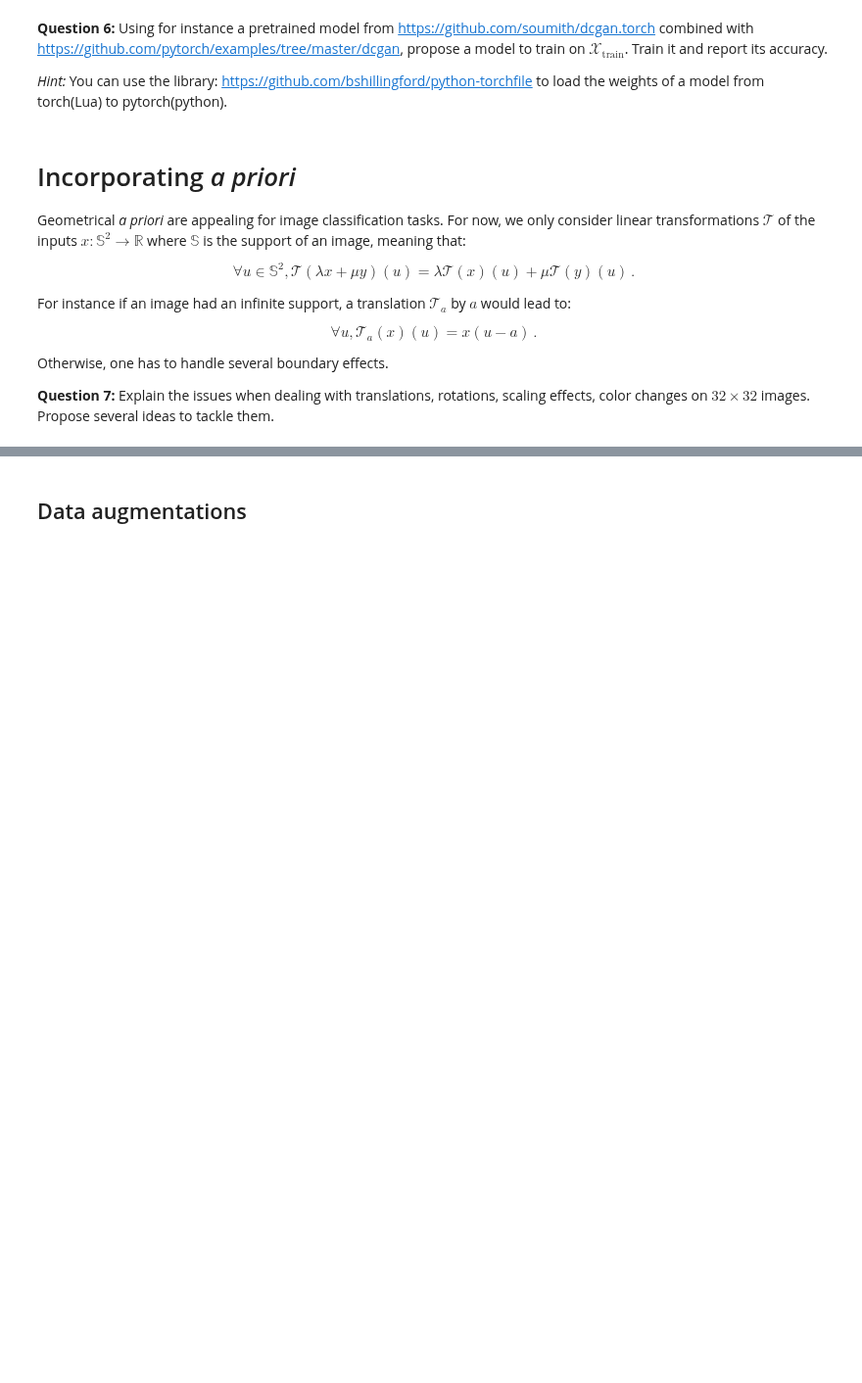
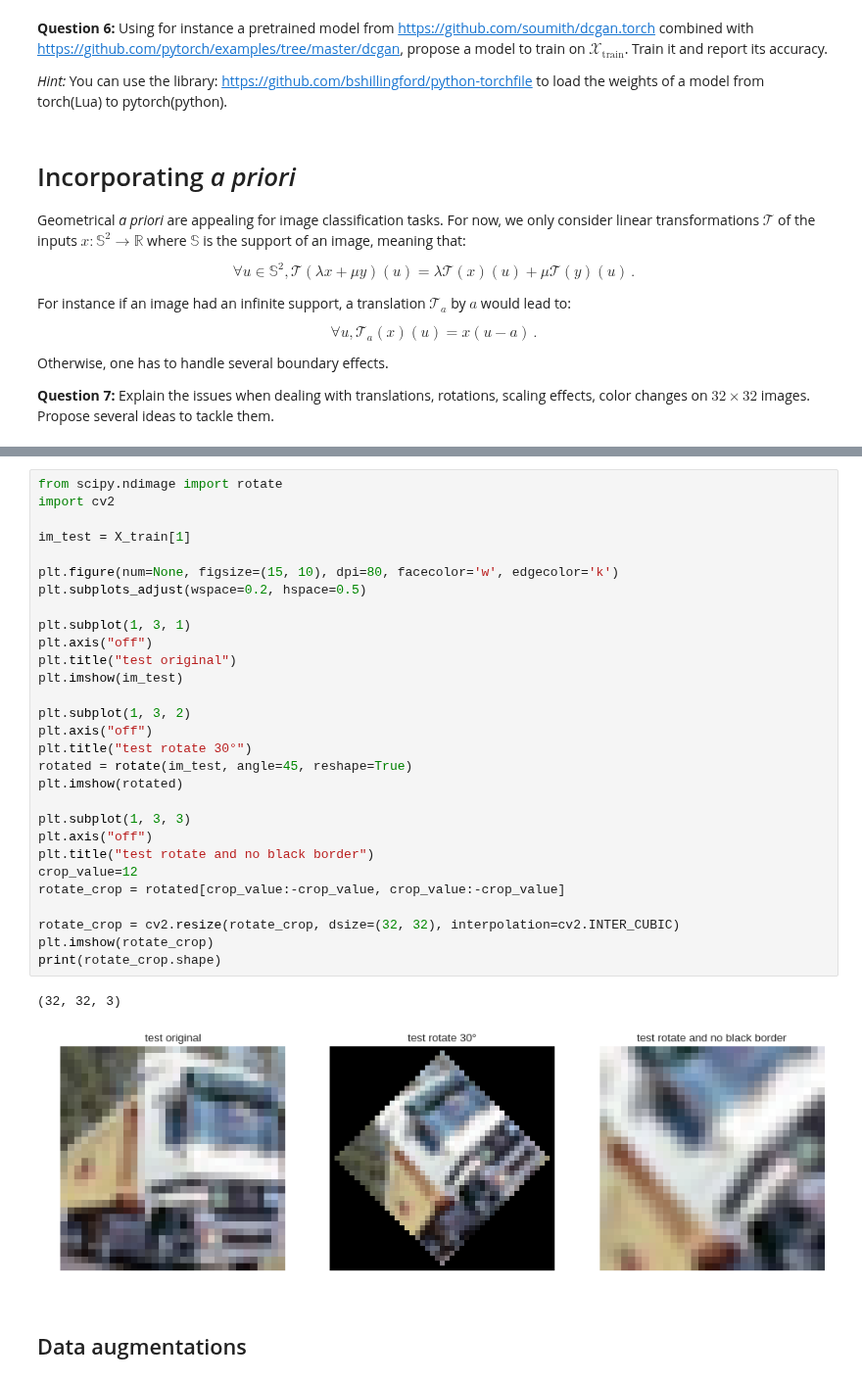
Before and after one commit to paulasquin/deep-learning-in-practice-cs, a Jupyter notebook: 3-TD_ADL.ipynb, the cells around one changed output, grey strips where cells are left out. Shown at 98% size. Saved outputs shown, nothing was run; the diff lists cells and outputs as text; blank space fills up the shorter version.

```diff
--- a/3-TD_ADL.ipynb
+++ b/3-TD_ADL.ipynb
@@ -910,3 +916,35 @@ __Question 7:__ Explain the issues when dealing with translations, rotations, sc
+# %%
+from scipy.ndimage import rotate
+import cv2
+
+im_test = X_train[1]
+
+plt.figure(num=None, figsize=(15, 10), dpi=80, facecolor='w', edgecolor='k')
+plt.subplots_adjust(wspace=0.2, hspace=0.5)
+
+plt.subplot(1, 3, 1)
+plt.axis("off")
+plt.title("test original")
+plt.imshow(im_test)
+
+plt.subplot(1, 3, 2)
+plt.axis("off")
+plt.title("test rotate 30°")
+rotated = rotate(im_test, angle=45, reshape=True)
+plt.imshow(rotated)
+
+plt.subplot(1, 3, 3)
+plt.axis("off")
+plt.title("test rotate and no black border")
+crop_value=12
+rotate_crop = rotated[crop_value:-crop_value, crop_value:-crop_value]
+
+rotate_crop = cv2.resize(rotate_crop, dsize=(32, 32), interpolation=cv2.INTER_CUBIC)
+plt.imshow(rotate_crop)
+print(rotate_crop.shape)
+# %% [output]
+(32, 32, 3)
+[figure, added]
 # %% [markdown]
 ## Data augmentations
 # %% [markdown]
```
Also changed, not shown: parts of 1 cell of this notebook.
